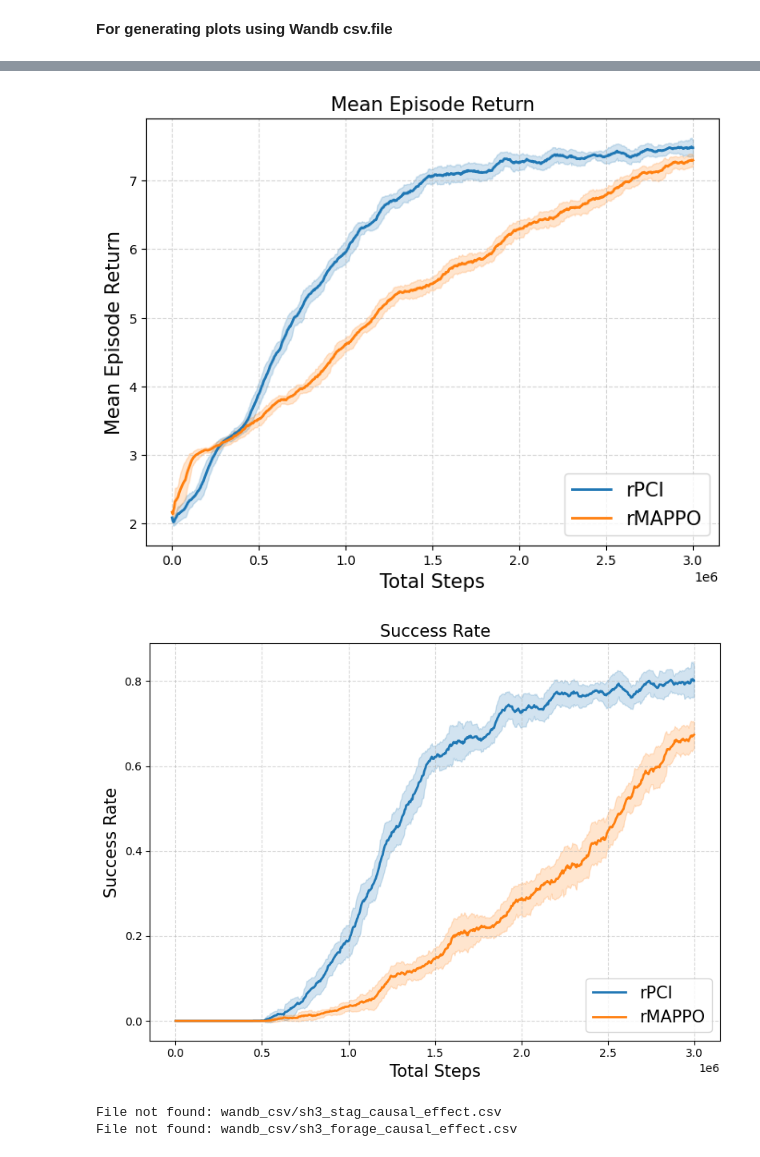
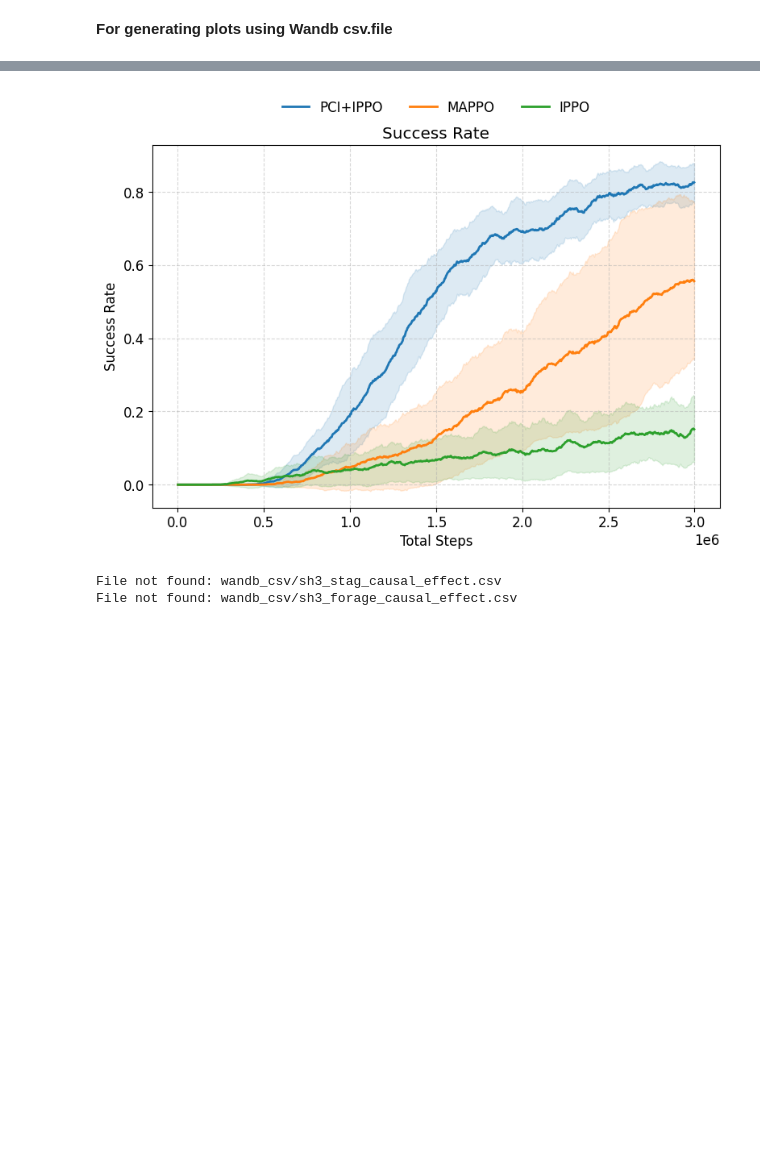
Before and after one commit to chamjinJoo/credit_assign_IRR, a Jupyter notebook: plots/csv_plot_SH.ipynb, the cells around one changed output, grey strips where cells are left out. Drawn from its saved outputs; the diff is of its cells as text; code cells hidden in the pictures; blank space fills up the shorter version.

```diff
--- a/plots/csv_plot_SH.ipynb
+++ b/plots/csv_plot_SH.ipynb
@@ -128,22 +137,16 @@ def plot_causal_effect(file_path, window_size=50):
     plt.grid(True, linestyle= '--', alpha=0.5)
     plt.show()
 # %%
-# 데이터 로드
-csv_dir = 'wandb_csv'
-reward_file = os.path.join(csv_dir, 'sh3_episode_return.csv')
-length_file = os.path.join(csv_dir, 'sh3_success_rate.csv')
-df_reward = pd.read_csv(reward_file)
-df_length = pd.read_csv(length_file)
-
 # 모델 설정: 'exclude' 옵션을 사용하여 특정 환경 이름 없이 구분
 models_config = {
-    "rPCI": {"keyword": "rPCI", "color": "tab:blue"},
-    "rMAPPO":     {"keyword": "rMAPPO", "exclude": "pci", "color": "tab:orange"}, # 'pci'가 없는 'mappo'만 선택
-    # "IPPO":      {"keyword": "rippo", "color": "tab:green"},
+    "PCI+IPPO":  {"keyword": "PCI_rIPPO", "color": "tab:blue"},
+    "PCI+MAPPO": {"keyword": "PCI_rMAPPO", "color": "tab:skyblue"},
+    "MAPPO":      {"keyword": "rMAPPO", "exclude": "pci", "color": "tab:orange"}, # 'pci'가 없는 'mappo'만 선택
+    "IPPO":       {"keyword": "rIPPO", "exclude": "pci", "color": "tab:green"},
 }
 
 # Plotting
-plot(df_reward, df_length, models_config, window_size=20, font_size=15)
+plot(models_config, base_path='wandb_csv/SH/', window_size=20)
 plot_causal_effect('wandb_csv/sh3_stag_causal_effect.csv')
 plot_causal_effect('wandb_csv/sh3_forage_causal_effect.csv')
 # %% [output]
@@ -150,4 +154,3 @@ plot_causal_effect('wandb_csv/sh3_forage_causal_effect.csv')
-[figure, old version]
+[figure, new version]
-[figure, removed]
-File not found: wandb_csv/sh3_stag_causal_effect.csv
-File not found: wandb_csv/sh3_forage_causal_effect.csv
+File not found: wandb_csv/sh3_stag_causal_effect.csv
+File not found: wandb_csv/sh3_forage_causal_effect.csv
```
Also changed, not shown: parts of 2 cells of this notebook, 12 other files.
